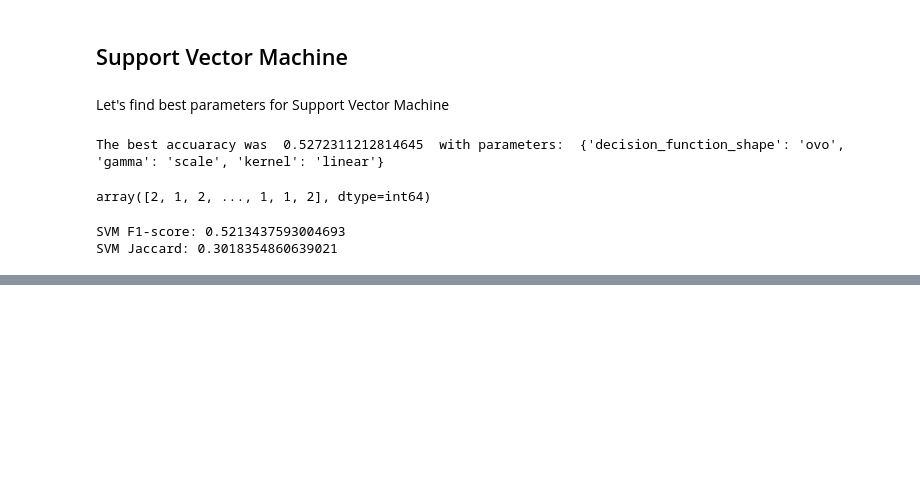
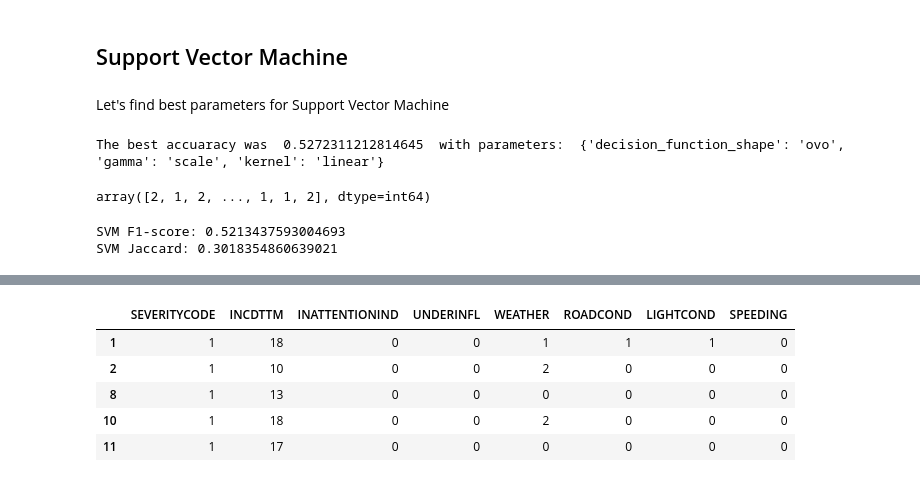
Before and after one commit to delsakov/Coursera-DataScience, a Jupyter notebook: Data Science Capstone.ipynb, the cells around one changed output, grey strips where cells are left out. Cells and saved outputs as stored; diff of their text form; code cells hidden in the pictures; blank space fills up the shorter version.

```diff
--- a/Data Science Capstone.ipynb
+++ b/Data Science Capstone.ipynb
@@ -1335,0 +1442,9 @@ SVM Jaccard: 0.3018354860639021
+# %%
+df_drv_balanced.head()
+# %% [output]
+|  | SEVERITYCODE | INCDTTM | INATTENTIONIND | UNDERINFL | WEATHER | ROADCOND | LIGHTCOND | SPEEDING |
+| 1 | 1 | 18 | 0 | 0 | 1 | 1 | 1 | 0 |
+| 2 | 1 | 10 | 0 | 0 | 2 | 0 | 0 | 0 |
+| 8 | 1 | 13 | 0 | 0 | 0 | 0 | 0 | 0 |
+| 10 | 1 | 18 | 0 | 0 | 2 | 0 | 0 | 0 |
+| 11 | 1 | 17 | 0 | 0 | 0 | 0 | 0 | 0 |
```
Also changed, not shown: parts of 14 cells of this notebook.
